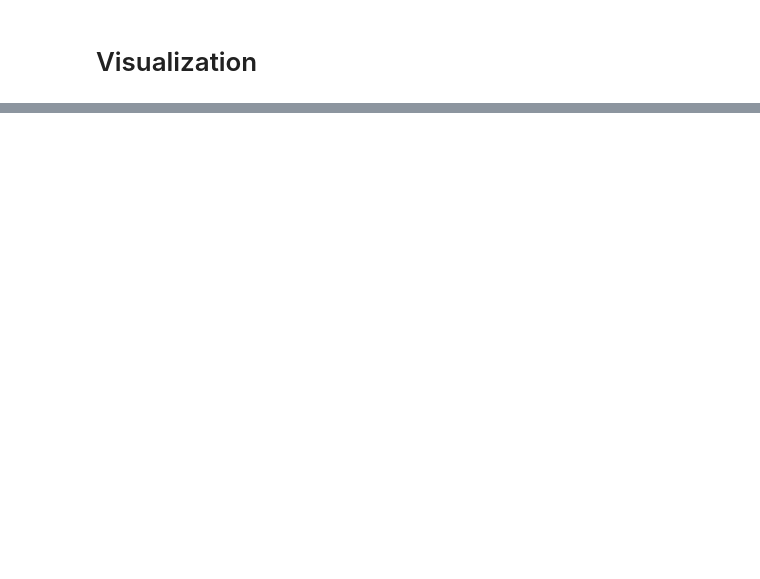
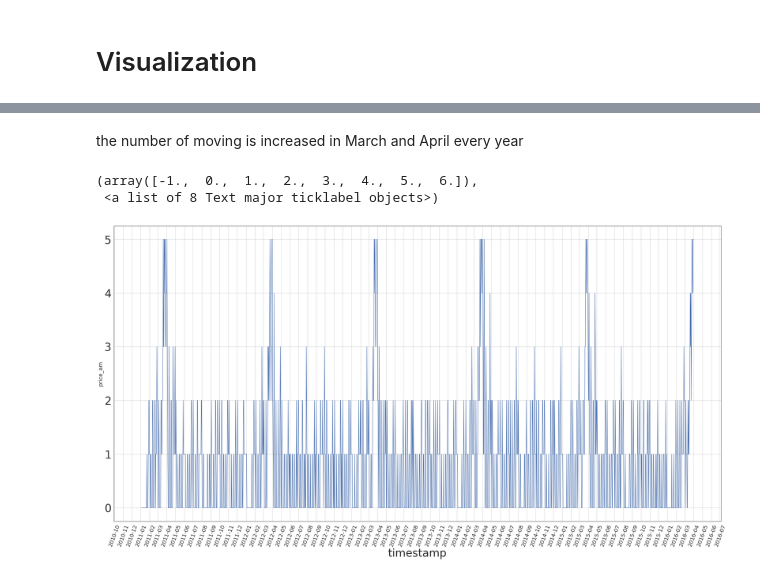
Before and after one commit to shima2920/data-analysis, a Jupyter notebook: SIGNATE_Moving_Company_Forecast_20210211ipynb.ipynb, the cells around one changed output, grey strips where cells are left out. Saved outputs shown, nothing was run; the diff lists cells and outputs as text; code cells hidden in the pictures; blank space fills up the shorter version.

```diff
--- a/SIGNATE_Moving_Company_Forecast_20210211ipynb.ipynb
+++ b/SIGNATE_Moving_Company_Forecast_20210211ipynb.ipynb
@@ -147,7 +232,17 @@ Name: price_am, dtype: int64
+# %% [markdown]
+the number of moving is increased in March and April every year
 # %%
-fig, ax = plt.subplots(figsize=(80, 40))
-ax.plot(train["datetime"], train["meter_reading"])
-plt.xlabel("timestamp", fontsize=10)
-plt.ylabel("meter", fontsize=10)
-plt.xticks(fontsize=16)
-plt.yticks(fontsize=16)
+import matplotlib.dates as mdates
+fig, ax = plt.subplots(figsize=(40, 20))
+ax.plot(pd.to_datetime(train["datetime"]), train["price_am"])
+ax.xaxis.set_major_locator(mdates.MonthLocator())
+ax.grid()
+plt.xlabel("timestamp", fontsize=40)
+plt.ylabel("price_am", fontsize=20)
+plt.xticks(fontsize=20)
+plt.setp(ax.get_xticklabels(), rotation=70)
+plt.yticks(fontsize=40)
+# %% [output]
+(array([-1.,  0.,  1.,  2.,  3.,  4.,  5.,  6.]),
+ <a list of 8 Text major ticklabel objects>)
+[figure, added]
```
Also changed, not shown: parts of 42 cells of this notebook.
